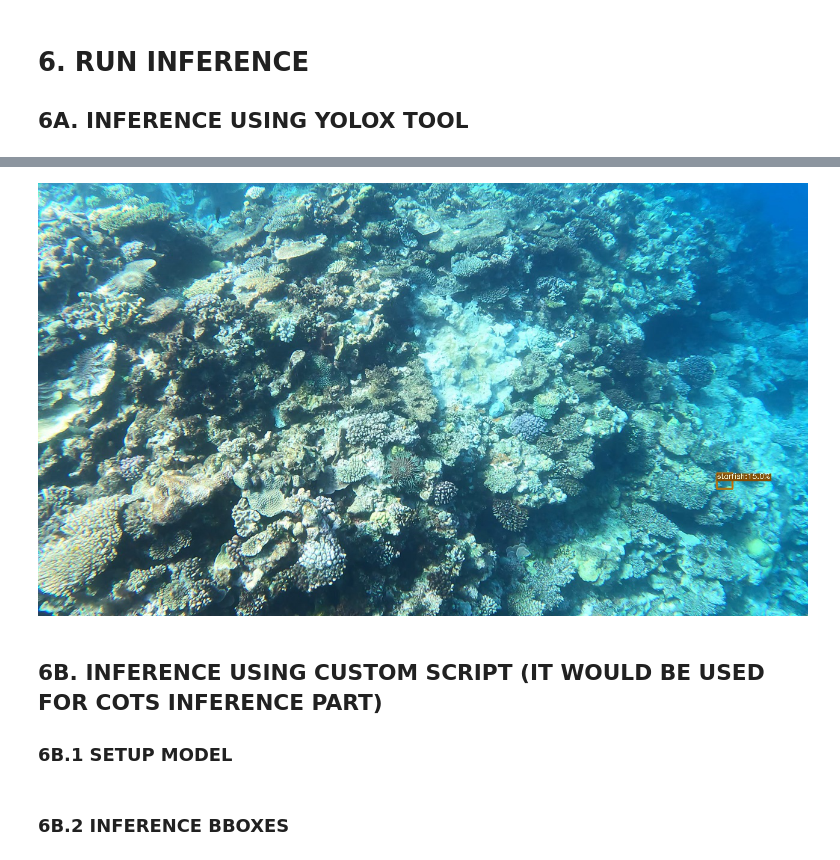
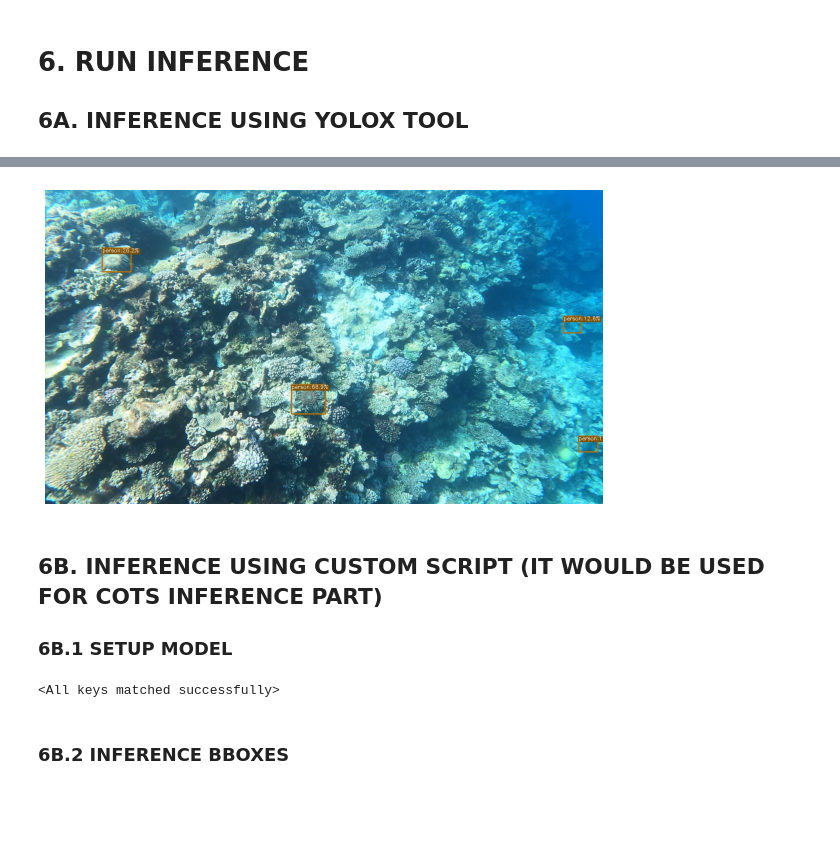
Before and after one commit to datasith/ds-experiments-yolox, a Jupyter notebook: demo_kaggle_cots.ipynb, the cells around one changed output, grey strips where cells are left out. Drawn from its saved outputs; the diff is of its cells as text; code cells hidden in the pictures; blank space fills up the shorter version.

```diff
--- a/demo_kaggle_cots.ipynb
+++ b/demo_kaggle_cots.ipynb
@@ -460,7 +170,0 @@ class Exp(MyExp):
-# %%
-PIPELINE_CONFIG_PATH='cots_config.py'
-
-pipeline = Template(config_file_template).substitute(max_epoch = 20)
-
-with open(PIPELINE_CONFIG_PATH, 'w') as f:
-    f.write(pipeline)
@@ -574,11 +568,19 @@ cp: cannot stat '../../input/yolox-kaggle-fix-for-demo-inference/demo.py': No su
+# %%
+TEST_IMAGE_PATH = f"/content/datasets/images/val2017/0-4614.jpg"
+MODEL_PATH = f"./YOLOX_outputs/{RUN_NAME}/best_ckpt.pth"
+ROOT_YOLOX = f"/content/YOLOX"
+if str(ROOT_YOLOX) not in sys.path:
+    sys.path.insert(0, str(ROOT_YOLOX))
+
+env = greatbarrierreef.make_env()   # initialize the environment
+iter_test = env.iter_test()
 # %%
-TEST_IMAGE_PATH = "/kaggle/working/dataset/images/val2017/0-4614.jpg"
-MODEL_PATH = "./YOLOX_outputs/cots_config/best_ckpt.pth"
+%%bash -s "$RUN_NAME" "$TEST_IMAGE_PATH" "$MODEL_PATH"
 
-!python tools/demo.py image \
-    -f cots_config.py \
-    -c {MODEL_PATH} \
-    --path {TEST_IMAGE_PATH} \
+python ./YOLOX/tools/demo.py image \
+    --exp_file cots_config.py \
+    --ckpt $3 \
+    --path $2 \
     --conf 0.1 \
     --nms 0.45 \
     --tsize 960 \
@@ -594,13 +596,21 @@ MODEL_PATH = "./YOLOX_outputs/cots_config/best_ckpt.pth"
-# %%
-OUTPUT_IMAGE_PATH = "./YOLOX_outputs/cots_config/vis_res/2022_01_03_03_09_51/0-4614.jpg"
-Image.open(OUTPUT_IMAGE_PATH)
-# %% [output]
-[figure, removed]
+# %%
+plt.figure(figsize=(10, 10), facecolor='white')
+
+stub = TEST_IMAGE_PATH.split('/')[-1]
+
+filename = glob.glob(f"./YOLOX_outputs/cots_config/vis_res/**/{stub}")
+im = cv2.imread(filename[0])
+im = cv2.cvtColor(im, cv2.COLOR_BGR2RGB)
+_ = plt.imshow(im)
+_ = plt.axis("off")
+# %% [output]
+[figure, added]
 # %% [markdown]
 ## 6B. INFERENCE USING CUSTOM SCRIPT (IT WOULD BE USED FOR COTS INFERENCE PART)
 
 ### 6B.1 SETUP MODEL
 # %%
+import importlib
 from yolox.utils import postprocess
 from yolox.data.data_augment import ValTransform
 
@@ -625,9 +635,11 @@ model.cuda()
 model.eval()
 
 # get custom trained checkpoint
-ckpt_file = "./YOLOX_outputs/cots_config/best_ckpt.pth"
+ckpt_file = f"./YOLOX_outputs/{RUN_NAME}/best_ckpt.pth"
 ckpt = torch.load(ckpt_file, map_location="cpu")
 model.load_state_dict(ckpt["model"])
+# %% [output]
+<All keys matched successfully>
 # %% [markdown]
 ### 6B.2 INFERENCE BBOXES
 # %%
```
Also changed, not shown: parts of 92 cells of this notebook, 2 other files.
